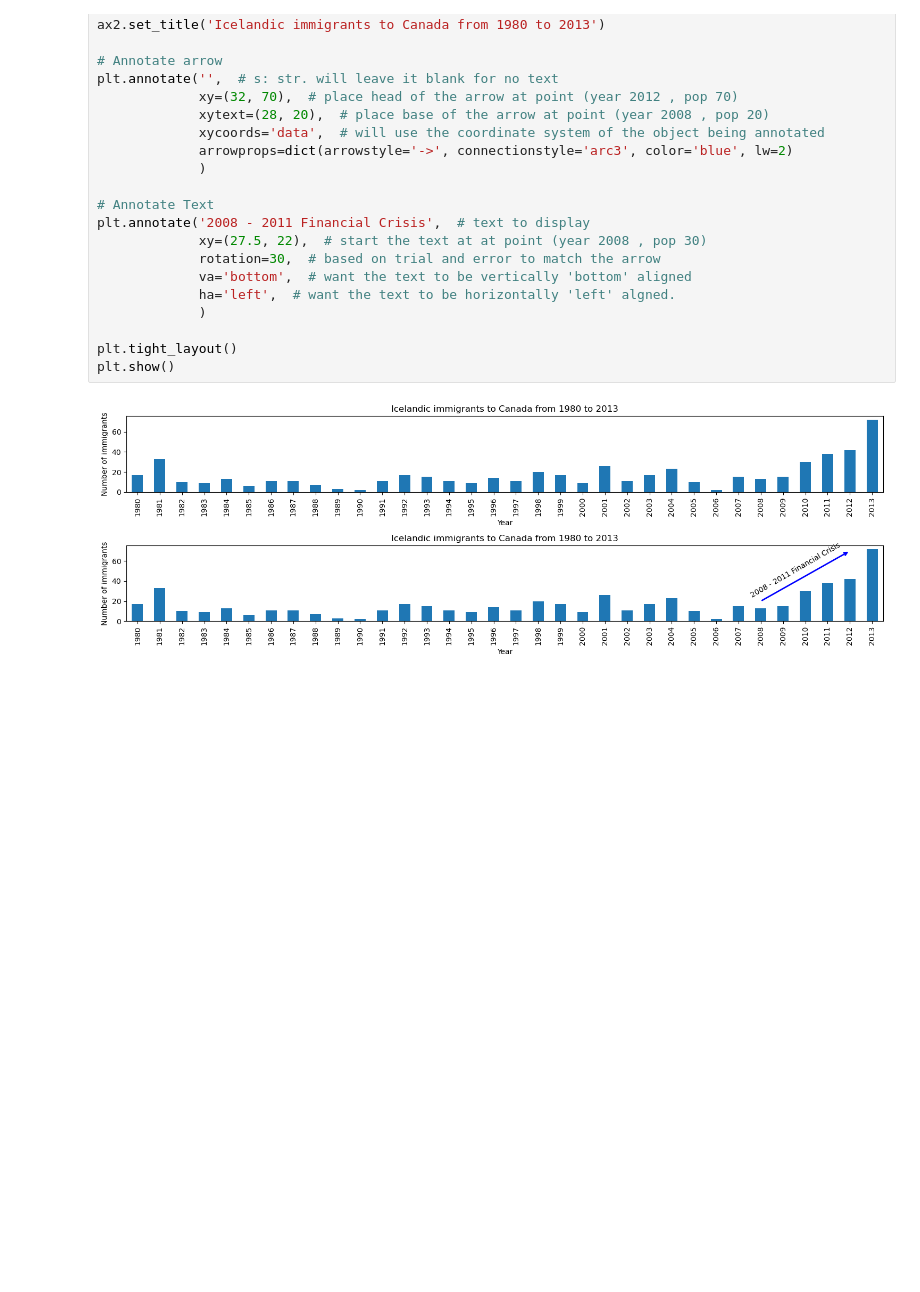
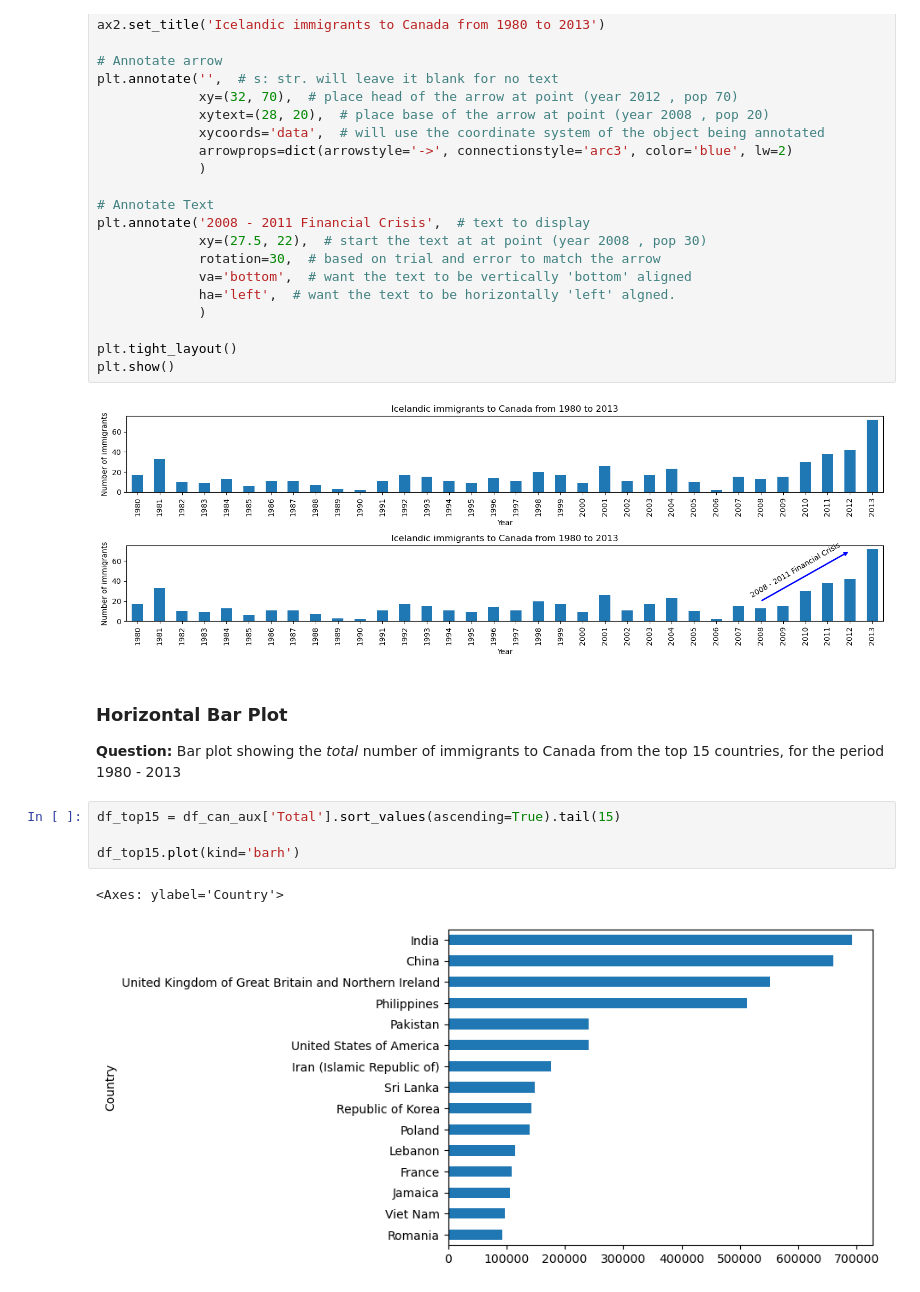
Before and after one commit to 0xrsfagundes/IBM, a Jupyter notebook: IBM/Data Visualization with Python/Data Visualization with Python - Lab2.ipynb, the cells around one changed output. Saved outputs shown, nothing was run; the diff lists cells and outputs as text; blank space fills up the shorter version.

```diff
--- a/IBM/Data Visualization with Python/Data Visualization with Python - Lab2.ipynb
+++ b/IBM/Data Visualization with Python/Data Visualization with Python - Lab2.ipynb
@@ -182,3 +182,13 @@ plt.tight_layout()
 plt.show()
 # %% [output]
 [figure]
+# %% [markdown]
+### Horizontal Bar Plot
+**Question:** Bar plot showing the *total* number of immigrants to Canada from the top 15 countries, for the period 1980 - 2013
+# %%
+df_top15 = df_can_aux['Total'].sort_values(ascending=True).tail(15)
+
+df_top15.plot(kind='barh')
+# %% [output]
+<Axes: ylabel='Country'>
+[figure, added]
```
Also changed, not shown: parts of 1 cell of this notebook.
